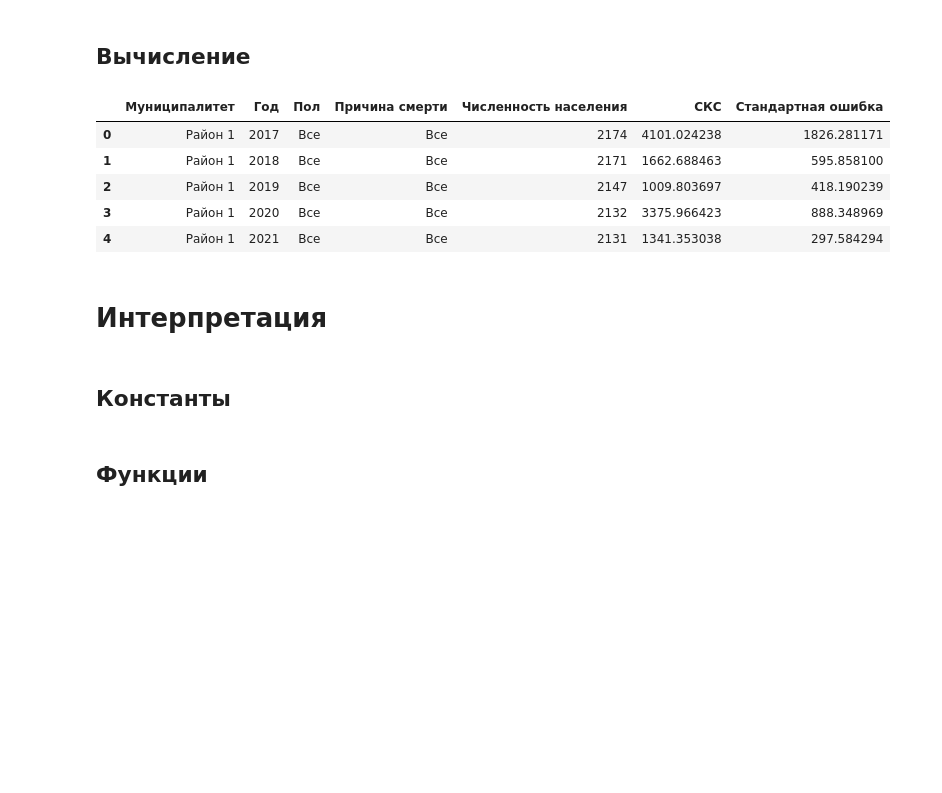
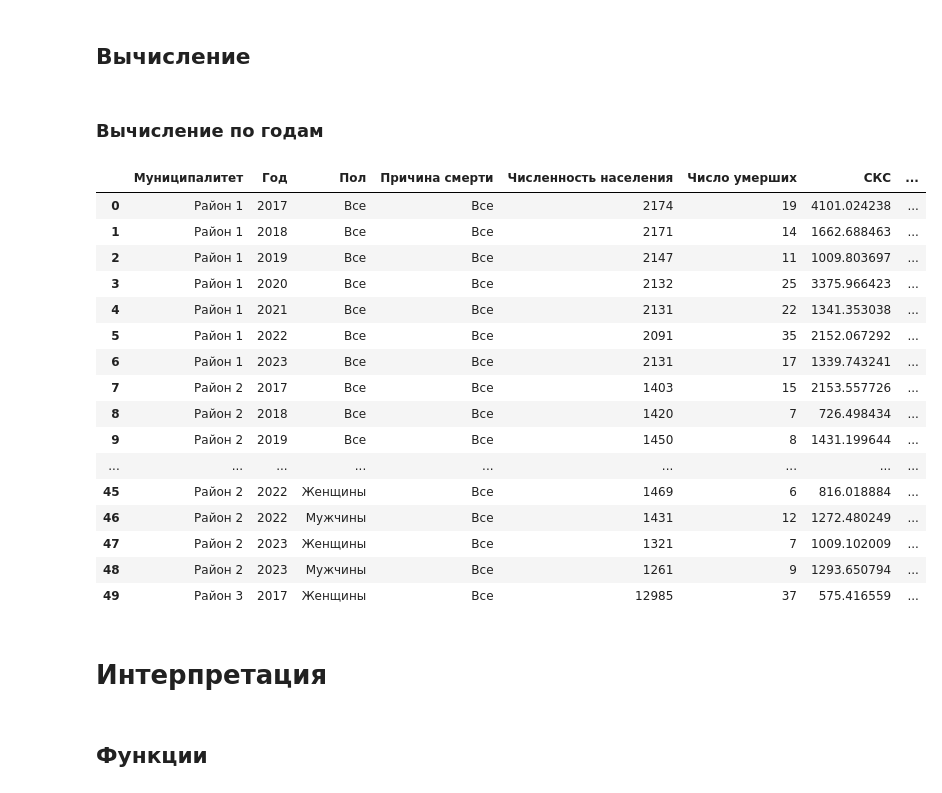
Before and after one commit to KossBI/Population_analysis, a Jupyter notebook: Анализ.ipynb, the cells around one changed output. Cells and saved outputs as stored; diff of their text form; code cells hidden in the pictures; blank space fills up the shorter version.

```diff
--- a/Анализ.ipynb
+++ b/Анализ.ipynb
@@ -13,3 +13,4 @@ import pandas as pd
 import numpy as np
 from scipy import stats
 import math
+pd.set_option('display.max_colwidth', None)
@@ -16,6 +20,11 @@ import math
 # %%
 # Загрузка исходной таблицы.
 df = pd.read_csv("Тестовое _ Данные - Лист1.csv")
+# %%
+# Определение уровня значимости, который будет использоваться для расчётов.
+alpha = 0.05
+# Расчёт уровня доверия.
+CL = int((1-alpha)*100)
 # %% [markdown]
 # Содержание таблицы
 # %%
@@ -138,22 +186,25 @@ def N_SCR_SE_calc(
 # %%
-def N_SCR_SE_by_slice(
+def N_D_SCR_CI_by_slice(
     df: pd.DataFrame,
     district: str,
-    year: int,
-    target: str = None):
+    year: int = None,
+    target: str = None,
+    alpha: int = 0.05):
 
     """
-    Расчитывает суммарную численность населения, стандартизованный коэффициент смертности и его стандартную ошибку
-    посредством функций get_slice и N_SCR_SE_calc.
+    Расчитывает суммарную численность населения, суммарное число умерших,
+    стандартизованный коэффициент смертности и границы доверительного интервала для СКС
+    посредством функций get_slice и N_SCR_CI_calc.
     df: исходный датафрейм
     district: муниципалитет
     year: год
     target: пол, причина смерти или None
-    Возвращает суммарную численность населения, стандартизованный коэффициент смертности и стандартную ошибку.
+    Возвращает суммарную численность населения,суммарное число умерших,
+    стандартизованный коэффициент смертности, нижнюю и верхнюю границы доверительного интервала для СКС.
     """
 
     # Создание таблицы среза через вызов функции get_slice.
-    df_slice = get_slice(df, district, year, target)
-    return N_SCR_SE_calc(df_slice)
+    df_slice = get_slice(df=df, district=district, year=year, target=target)
+    return N_D_SCR_CI_calc(df_slice, alpha)
 # %% [markdown]
 ## Вычисление
@@ -160,3 +220,5 @@ def N_SCR_SE_by_slice(
+# %% [markdown]
+### Вычисление по годам
 # %%
 # Создание набора данных из всех комбинаций всех уникальных значений колонок 'Муниципалитет' и 'Год'.
 targets_district_year_list = [[x, y] for x in df['Муниципалитет'].unique() for y in df['Год'].unique()]
@@ -170,6 +232,8 @@ targets_district_year_death_cause_list = [[x, y, z] for x in df['Муницип
                                           for y in df['Год'].unique() for z in df['Причина смерти'].unique()]
 # %%
 # Названия колонок будующей таблицы с суммарным разрезом и разрезами по гендеру и причинам смерти.
-columns_list = ['Муниципалитет', 'Год', 'Пол', 'Причина смерти', 'Численность населения', 'СКС', 'Стандартная ошибка']
+
+columns_list = ['Муниципалитет', 'Год', 'Пол', 'Причина смерти', 'Численность населения', 'Число умерших', 'СКС',
+                'Нижняя граница ДИ ({}%)'.format(CL), 'Верхняя граница ДИ ({}%)'.format(CL), 'Значимость СКС (p < {})'.format(alpha)]
 # %%
 # Суммарный разрез (объединяет данные по гендеру и причинам смерти сохраняя муниципалитет и год).
@@ -199,11 +263,22 @@ df_result_district_year_death_cause = pd.DataFrame(result_district_year_death_ca
 # Создание общего датафрейма
 df_result = pd.concat([df_result_district_year, df_result_district_year_gender, df_result_district_year_death_cause], ignore_index=True)
 # %%
-df_result.head()
+df_result.head(50)
 # %% [output]
-|  | Муниципалитет | Год | Пол | Причина смерти | Численность населения | СКС | Стандартная ошибка |
-| 0 | Район 1 | 2017 | Все | Все | 2174 | 4101.024238 | 1826.281171 |
-| 1 | Район 1 | 2018 | Все | Все | 2171 | 1662.688463 | 595.858100 |
-| 2 | Район 1 | 2019 | Все | Все | 2147 | 1009.803697 | 418.190239 |
-| 3 | Район 1 | 2020 | Все | Все | 2132 | 3375.966423 | 888.348969 |
-| 4 | Район 1 | 2021 | Все | Все | 2131 | 1341.353038 | 297.584294 |
+|  | Муниципалитет | Год | Пол | Причина смерти | Численность населения | Число умерших | СКС | ... |
+| 0 | Район 1 | 2017 | Все | Все | 2174 | 19 | 4101.024238 | ... |
+| 1 | Район 1 | 2018 | Все | Все | 2171 | 14 | 1662.688463 | ... |
+| 2 | Район 1 | 2019 | Все | Все | 2147 | 11 | 1009.803697 | ... |
+| 3 | Район 1 | 2020 | Все | Все | 2132 | 25 | 3375.966423 | ... |
+| 4 | Район 1 | 2021 | Все | Все | 2131 | 22 | 1341.353038 | ... |
+| 5 | Район 1 | 2022 | Все | Все | 2091 | 35 | 2152.067292 | ... |
+| 6 | Район 1 | 2023 | Все | Все | 2131 | 17 | 1339.743241 | ... |
+| 7 | Район 2 | 2017 | Все | Все | 1403 | 15 | 2153.557726 | ... |
+| 8 | Район 2 | 2018 | Все | Все | 1420 | 7 | 726.498434 | ... |
+| 9 | Район 2 | 2019 | Все | Все | 1450 | 8 | 1431.199644 | ... |
+| ... | ... | ... | ... | ... | ... | ... | ... | ... |
+| 45 | Район 2 | 2022 | Женщины | Все | 1469 | 6 | 816.018884 | ... |
+| 46 | Район 2 | 2022 | Мужчины | Все | 1431 | 12 | 1272.480249 | ... |
+| 47 | Район 2 | 2023 | Женщины | Все | 1321 | 7 | 1009.102009 | ... |
+| 48 | Район 2 | 2023 | Мужчины | Все | 1261 | 9 | 1293.650794 | ... |
+| 49 | Район 3 | 2017 | Женщины | Все | 12985 | 37 | 575.416559 | ... |
@@ -210,4 +295,2 @@ df_result.head()
 # %% [markdown]
 # Интерпретация
-# %% [markdown]
-## Константы
```
Also changed, not shown: parts of 66 cells of this notebook, 1 other file.
